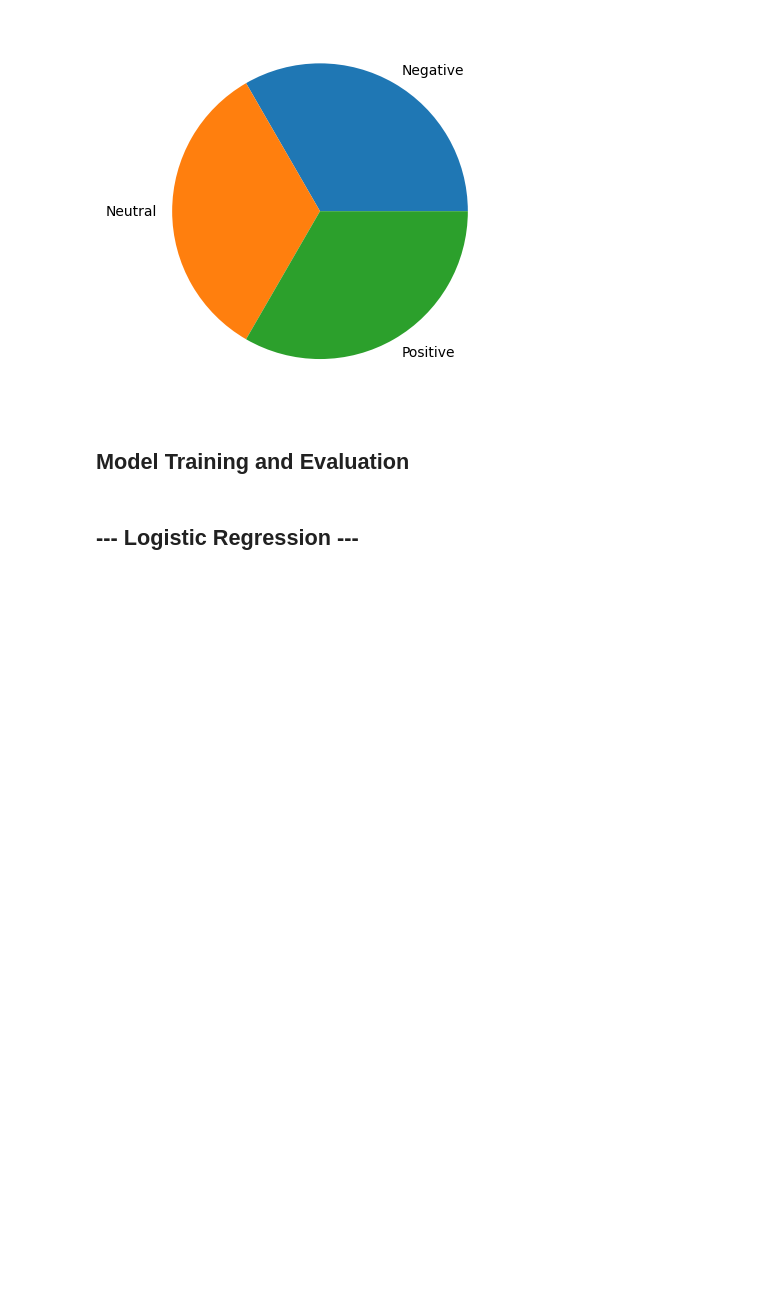
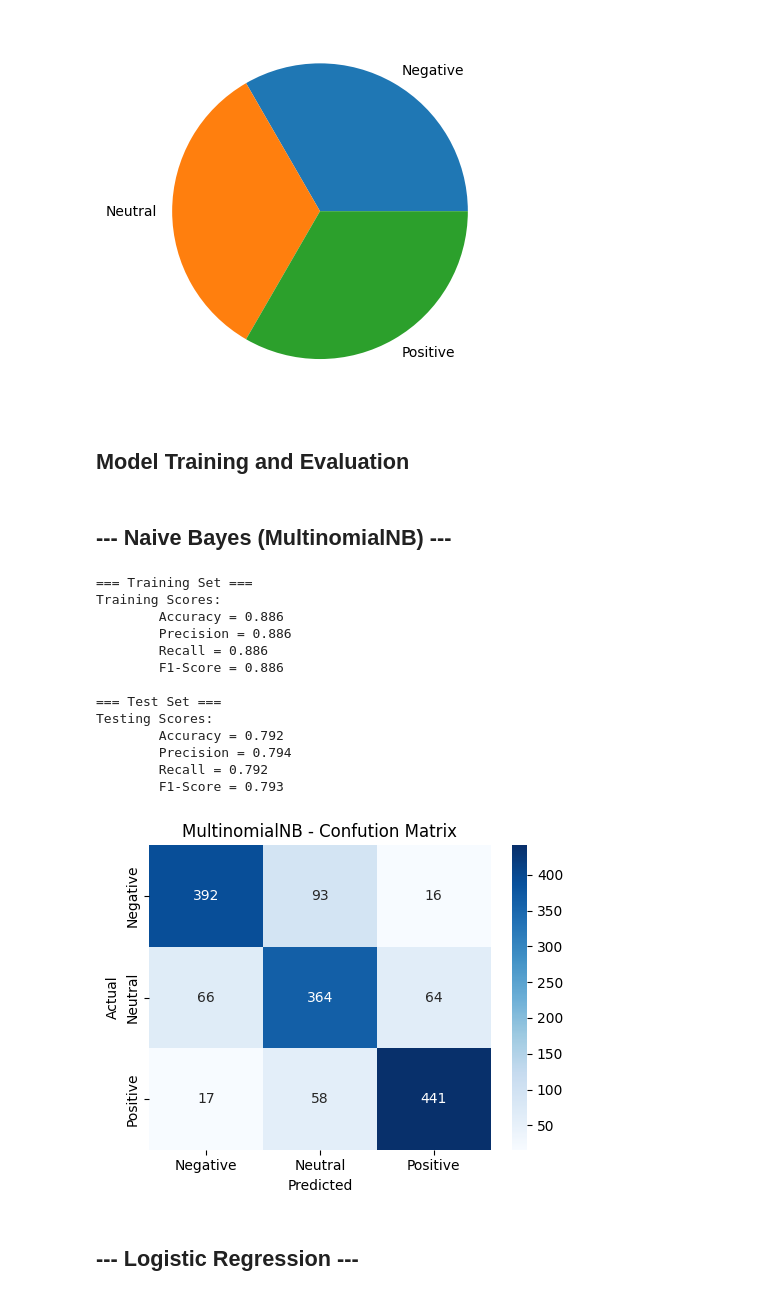
Before and after one commit to isharamaduranga/Dream-Discover-Travel-App__ML__BE, a Jupyter notebook: notebooks/full_model_building_notebook.ipynb, the cells around one changed output. Drawn from its saved outputs; the diff is of its cells as text; code cells hidden in the pictures; blank space fills up the shorter version.

```diff
--- a/notebooks/full_model_building_notebook.ipynb
+++ b/notebooks/full_model_building_notebook.ipynb
@@ -126,6 +125,6 @@ Dataset Shape:  (7552, 3)
 Vocabulary Size:  30056
 # %%
 # Filter tokens with frequency > 2
-tokens = [key for key in vocab if vocab[key] > 2]
+tokens = [key for key in vocab if vocab[key] > 1]
 print('\nFiltered Token Size: ', len(tokens))
 # %% [output]
@@ -229,6 +229,53 @@ def validation_scores(y_act, y_pred):
     rec = round(recall_score(y_act, y_pred, average='weighted'), 3)
     f1 = round(f1_score(y_act, y_pred, average='weighted'), 3)
     print(f'Testing Scores: \n\tAccuracy = {acc}\n\tPrecision = {pr}\n\tRecall = {rec}\n\tF1-Score = {f1}')
+# %%
+def plot_confusion_matrix_chart(y_true, y_pred, title='Confusion Matrix'):
+    cm = confusion_matrix(y_true, y_pred)
+    plt.figure(figsize=(5, 4))
+    # For 3 classes, update labels accordingly.
+    sns.heatmap(cm, annot=True, fmt='d', cmap='Blues',
+                xticklabels=['Negative', 'Neutral', 'Positive'],
+                yticklabels=['Negative', 'Neutral', 'Positive'])
+    plt.xlabel('Predicted')
+    plt.ylabel('Actual')
+    plt.title(title)
+    plt.tight_layout()
+    plt.show()
+# %% [markdown]
+## --- Naive Bayes (MultinomialNB) ---
+# %%
+# MultinomialNB (Original)
+mnb = MultinomialNB()
+mnb.fit(vectorized_x_train_smote, y_train_smote)
+y_train_pred = mnb.predict(vectorized_x_train_smote)
+y_test_pred = mnb.predict(vectorized_x_test)
+
+print("\n=== Training Set ===")
+training_scores(y_train_smote, y_train_pred)
+
+print("\n=== Test Set ===")
+validation_scores(y_test, y_test_pred)
+
+print("\n")
+# print(classification_report(y_test, y_test_pred, digits=3))
+
+plot_confusion_matrix_chart(y_test, y_test_pred, 'MultinomialNB - Confution Matrix')
+# %% [output]
+=== Training Set ===
+Training Scores:
+        Accuracy = 0.886
+        Precision = 0.886
+        Recall = 0.886
+        F1-Score = 0.886
+
+=== Test Set ===
+Testing Scores:
+        Accuracy = 0.792
+        Precision = 0.794
+        Recall = 0.792
+        F1-Score = 0.793
+[figure, added]
 # %% [markdown]
 ## --- Logistic Regression ---
 # %%
```
Also changed, not shown: parts of 19 cells of this notebook, 4 other files.
